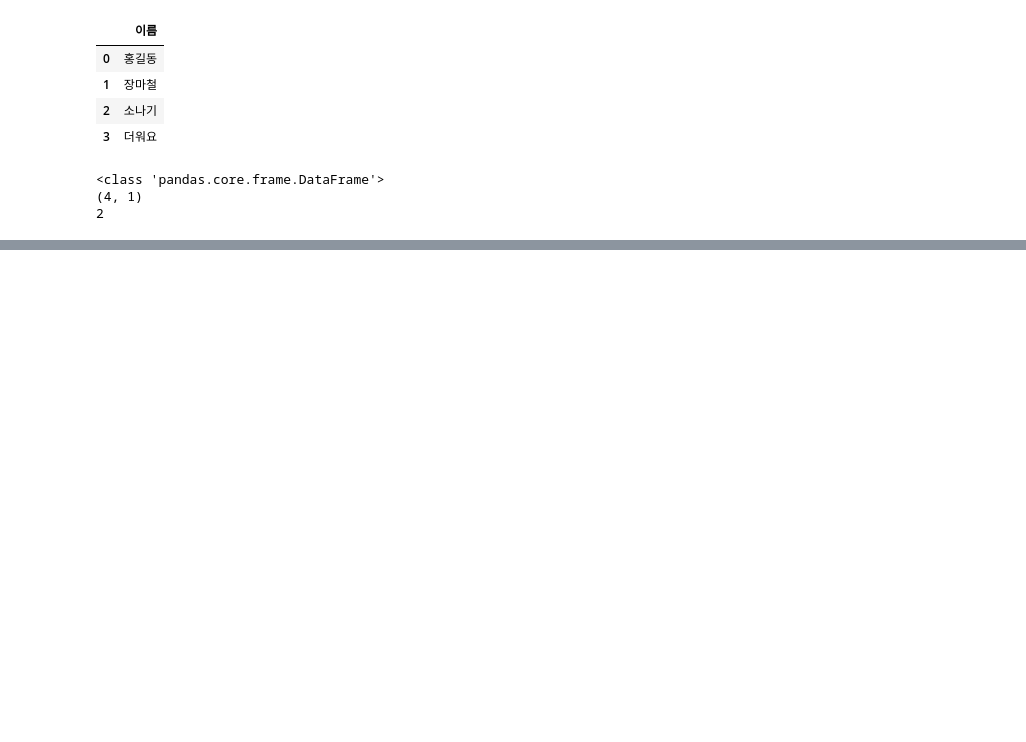
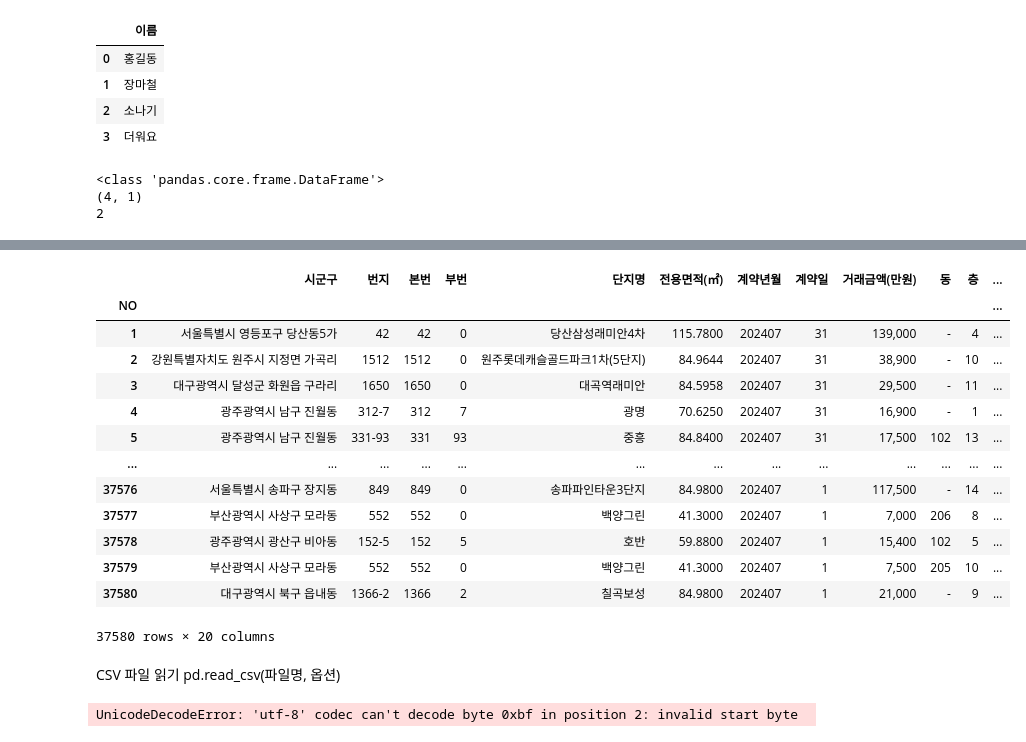
Before and after one commit to haezeong/fintech_service, a Jupyter notebook: 06_machine_learning/02_pandas_사용법.ipynb, the cells around one changed output, grey strips where cells are left out. Drawn from its saved outputs; the diff is of its cells as text; code cells hidden in the pictures; blank space fills up the shorter version.

```diff
--- a/06_machine_learning/02_pandas_사용법.ipynb
+++ b/06_machine_learning/02_pandas_사용법.ipynb
@@ -94,0 +246,25 @@ Name: 이름, dtype: object
+# %%
+df1 = pd.read_excel("./data/아파트(매매)_실거래가_20240806113828.xlsx", header =12, index_col=0)
+df1
+# %% [output]
+|  | 시군구 | 번지 | 본번 | 부번 | 단지명 | 전용면적(㎡) | 계약년월 | 계약일 | 거래금액(만원) | 동 | 층 | ... |
+| NO |  |  |  |  |  |  |  |  |  |  |  | ... |
+| 1 | 서울특별시 영등포구 당산동5가 | 42 | 42 | 0 | 당산삼성래미안4차 | 115.7800 | 202407 | 31 | 139,000 | - | 4 | ... |
+| 2 | 강원특별자치도 원주시 지정면 가곡리 | 1512 | 1512 | 0 | 원주롯데캐슬골드파크1차(5단지) | 84.9644 | 202407 | 31 | 38,900 | - | 10 | ... |
+| 3 | 대구광역시 달성군 화원읍 구라리 | 1650 | 1650 | 0 | 대곡역래미안 | 84.5958 | 202407 | 31 | 29,500 | - | 11 | ... |
+| 4 | 광주광역시 남구 진월동 | 312-7 | 312 | 7 | 광명 | 70.6250 | 202407 | 31 | 16,900 | - | 1 | ... |
+| 5 | 광주광역시 남구 진월동 | 331-93 | 331 | 93 | 중흥 | 84.8400 | 202407 | 31 | 17,500 | 102 | 13 | ... |
+| ... | ... | ... | ... | ... | ... | ... | ... | ... | ... | ... | ... | ... |
+| 37576 | 서울특별시 송파구 장지동 | 849 | 849 | 0 | 송파파인타운3단지 | 84.9800 | 202407 | 1 | 117,500 | - | 14 | ... |
+| 37577 | 부산광역시 사상구 모라동 | 552 | 552 | 0 | 백양그린 | 41.3000 | 202407 | 1 | 7,000 | 206 | 8 | ... |
+| 37578 | 광주광역시 광산구 비아동 | 152-5 | 152 | 5 | 호반 | 59.8800 | 202407 | 1 | 15,400 | 102 | 5 | ... |
+| 37579 | 부산광역시 사상구 모라동 | 552 | 552 | 0 | 백양그린 | 41.3000 | 202407 | 1 | 7,500 | 205 | 10 | ... |
+| 37580 | 대구광역시 북구 읍내동 | 1366-2 | 1366 | 2 | 칠곡보성 | 84.9800 | 202407 | 1 | 21,000 | - | 9 | ... |
+37580 rows × 20 columns
+# %% [markdown]
+CSV 파일 읽기 pd.read_csv(파일명, 옵션)
+# %%
+df3 =pd.read_csv("./data/06고객이탈예측.csv")   #인코딩 에러
+df3
+# %% [output]
+UnicodeDecodeError: 'utf-8' codec can't decode byte 0xbf in position 2: invalid start byte
```
Also changed, not shown: parts of 140 cells of this notebook, 9 other files.
